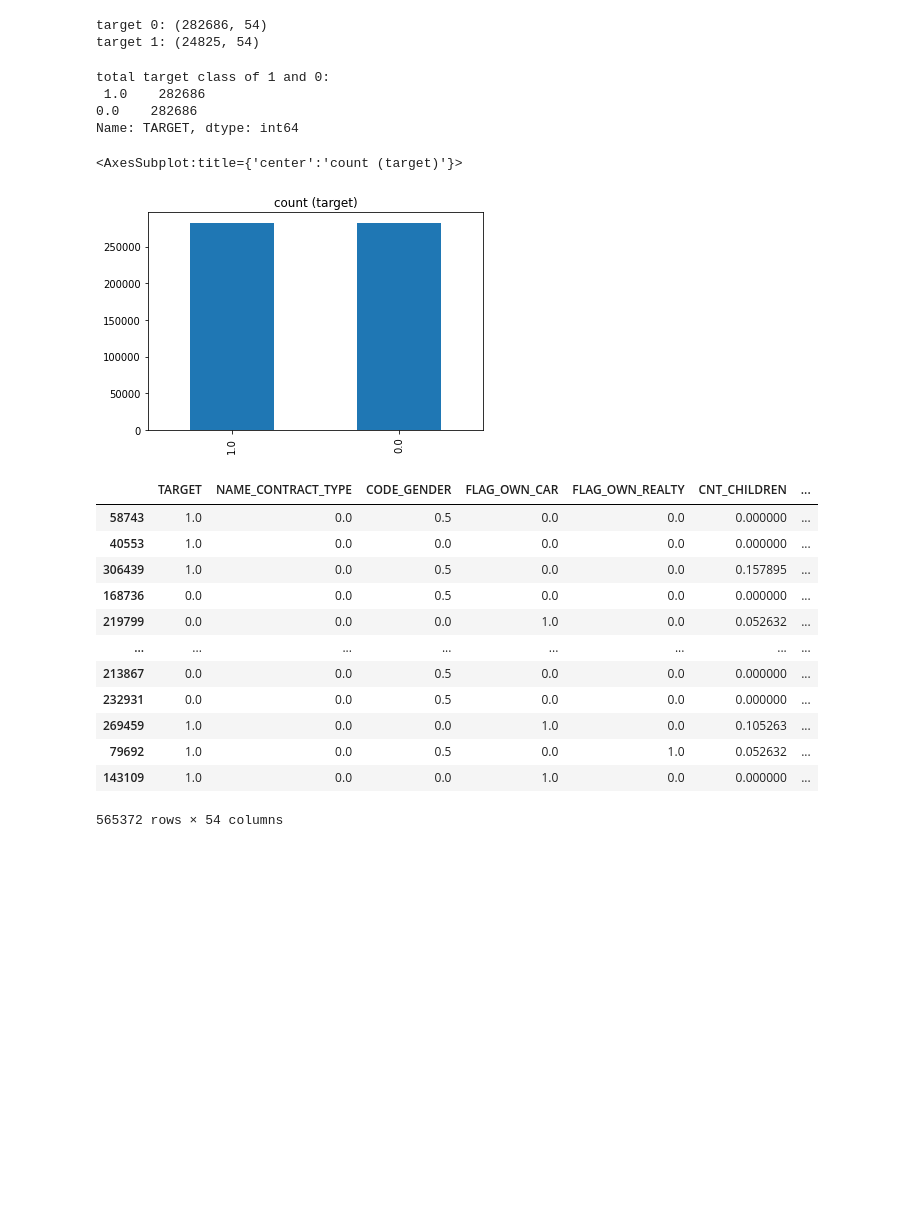
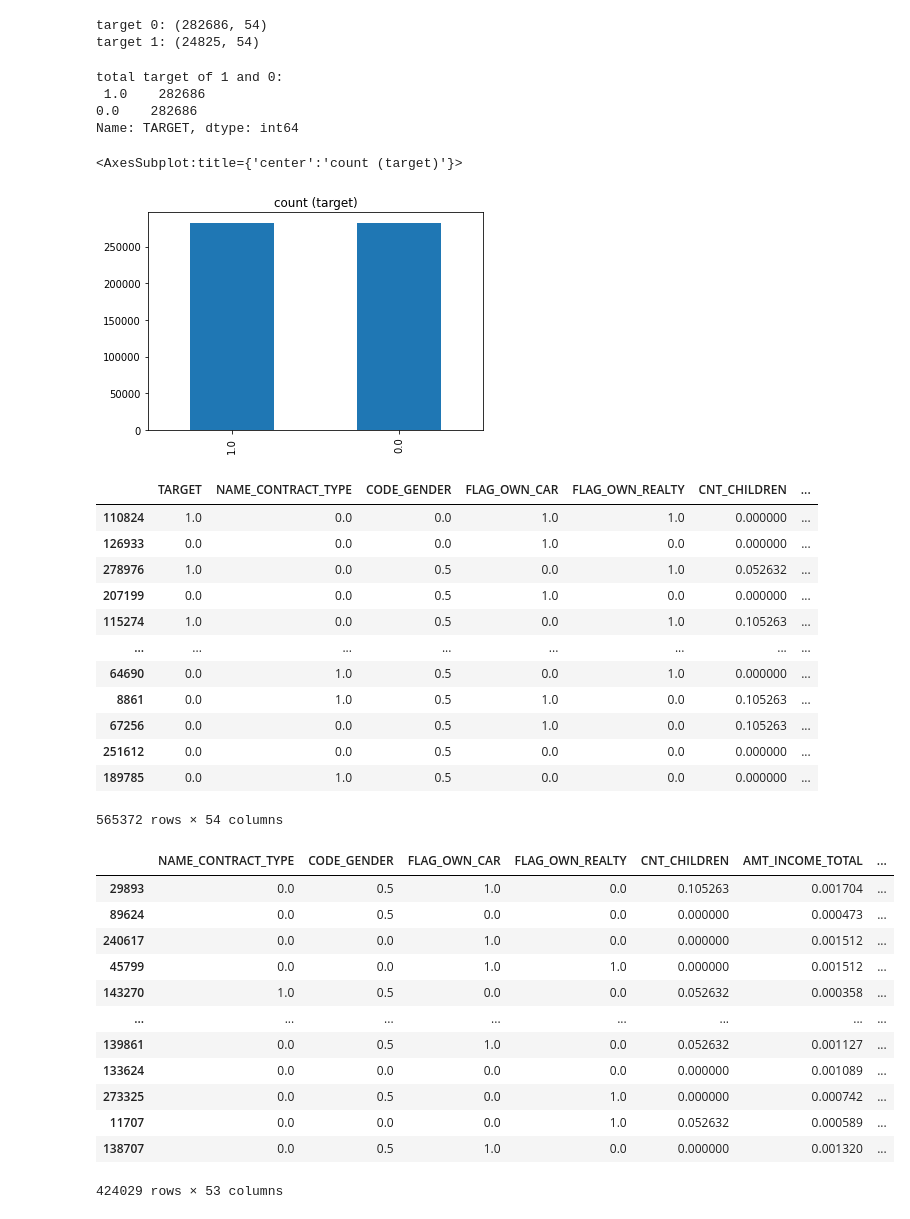
Before and after one commit to PolinaLegusheva/coursework-2021, a Jupyter notebook: experiments_full_dataset.ipynb, the cells around one changed output. Saved outputs shown, nothing was run; the diff lists cells and outputs as text; code cells hidden in the pictures; blank space fills up the shorter version.

Commit message:
fixed variable names

```diff
--- a/experiments_full_dataset.ipynb
+++ b/experiments_full_dataset.ipynb
@@ -275,21 +275,21 @@ base_line_accuracy
 # %% [output]
 0.9192711805431351
 # %%
-target_class_count_0, target_class_count_1 = app_train_full['TARGET'].value_counts()
-app_train_full_target_class_0 = app_train_full[app_train_full['TARGET'] == 0]
-app_train_full_target_class_1 = app_train_full[app_train_full['TARGET'] == 1]
-print('target 0:', app_train_full_target_class_0.shape)
-print('target 1:', app_train_full_target_class_1.shape)
+target_count_0, target_count_1 = app_train_full['TARGET'].value_counts()
+target_0 = app_train_full[app_train_full['TARGET'] == 0]
+target_1 = app_train_full[app_train_full['TARGET'] == 1]
+print('target 0:', target_0.shape)
+print('target 1:', target_1.shape)
 # %% [output]
 target 0: (282686, 54)
 target 1: (24825, 54)
 # %%
-app_train_full_target_class_1_over = app_train_full_target_class_1.sample(target_class_count_0, replace = True)
-test_over = pd.concat([app_train_full_target_class_1_over, app_train_full_target_class_0], axis = 0)
-print("total target class of 1 and 0:\n",test_over['TARGET'].value_counts())
+target_1_over = target_1.sample(target_count_0, replace = True)
+test_over = pd.concat([target_1_over, target_0], axis = 0)
+print("total target of 1 and 0:\n",test_over['TARGET'].value_counts())
 test_over['TARGET'].value_counts().plot(kind='bar', title='count (target)')
 # %% [output]
-total target class of 1 and 0:
+total target of 1 and 0:
  1.0    282686
 0.0    282686
 Name: TARGET, dtype: int64
@@ -301,20 +301,36 @@ test_over_shuffled = test_over.sample(frac=1)
 test_over_shuffled
 # %% [output]
 |  | TARGET | NAME_CONTRACT_TYPE | CODE_GENDER | FLAG_OWN_CAR | FLAG_OWN_REALTY | CNT_CHILDREN | ... |
-| 58743 | 1.0 | 0.0 | 0.5 | 0.0 | 0.0 | 0.000000 | ... |
-| 40553 | 1.0 | 0.0 | 0.0 | 0.0 | 0.0 | 0.000000 | ... |
-| 306439 | 1.0 | 0.0 | 0.5 | 0.0 | 0.0 | 0.157895 | ... |
-| 168736 | 0.0 | 0.0 | 0.5 | 0.0 | 0.0 | 0.000000 | ... |
-| 219799 | 0.0 | 0.0 | 0.0 | 1.0 | 0.0 | 0.052632 | ... |
+| 110824 | 1.0 | 0.0 | 0.0 | 1.0 | 1.0 | 0.000000 | ... |
+| 126933 | 0.0 | 0.0 | 0.0 | 1.0 | 0.0 | 0.000000 | ... |
+| 278976 | 1.0 | 0.0 | 0.5 | 0.0 | 1.0 | 0.052632 | ... |
+| 207199 | 0.0 | 0.0 | 0.5 | 1.0 | 0.0 | 0.000000 | ... |
+| 115274 | 1.0 | 0.0 | 0.5 | 0.0 | 1.0 | 0.105263 | ... |
 | ... | ... | ... | ... | ... | ... | ... | ... |
-| 213867 | 0.0 | 0.0 | 0.5 | 0.0 | 0.0 | 0.000000 | ... |
-| 232931 | 0.0 | 0.0 | 0.5 | 0.0 | 0.0 | 0.000000 | ... |
-| 269459 | 1.0 | 0.0 | 0.0 | 1.0 | 0.0 | 0.105263 | ... |
-| 79692 | 1.0 | 0.0 | 0.5 | 0.0 | 1.0 | 0.052632 | ... |
-| 143109 | 1.0 | 0.0 | 0.0 | 1.0 | 0.0 | 0.000000 | ... |
+| 64690 | 0.0 | 1.0 | 0.5 | 0.0 | 1.0 | 0.000000 | ... |
+| 8861 | 0.0 | 1.0 | 0.5 | 1.0 | 0.0 | 0.105263 | ... |
+| 67256 | 0.0 | 0.0 | 0.5 | 1.0 | 0.0 | 0.105263 | ... |
+| 251612 | 0.0 | 0.0 | 0.5 | 0.0 | 0.0 | 0.000000 | ... |
+| 189785 | 0.0 | 1.0 | 0.5 | 0.0 | 0.0 | 0.000000 | ... |
 565372 rows × 54 columns
 # %%
 X = test_over_shuffled.drop(columns = 'TARGET', axis = 1)
 y = test_over_shuffled.TARGET.values
 np.random.seed(42)
 X_train_over, X_test_over, y_train_over, y_test_over = train_test_split(X, y)
+# %%
+X_train_over
+# %% [output]
+|  | NAME_CONTRACT_TYPE | CODE_GENDER | FLAG_OWN_CAR | FLAG_OWN_REALTY | CNT_CHILDREN | AMT_INCOME_TOTAL | ... |
+| 29893 | 0.0 | 0.5 | 1.0 | 0.0 | 0.105263 | 0.001704 | ... |
+| 89624 | 0.0 | 0.5 | 0.0 | 0.0 | 0.000000 | 0.000473 | ... |
+| 240617 | 0.0 | 0.0 | 1.0 | 0.0 | 0.000000 | 0.001512 | ... |
+| 45799 | 0.0 | 0.0 | 1.0 | 1.0 | 0.000000 | 0.001512 | ... |
+| 143270 | 1.0 | 0.5 | 0.0 | 0.0 | 0.052632 | 0.000358 | ... |
+| ... | ... | ... | ... | ... | ... | ... | ... |
+| 139861 | 0.0 | 0.5 | 1.0 | 0.0 | 0.052632 | 0.001127 | ... |
+| 133624 | 0.0 | 0.0 | 0.0 | 0.0 | 0.000000 | 0.001089 | ... |
+| 273325 | 0.0 | 0.5 | 0.0 | 1.0 | 0.000000 | 0.000742 | ... |
+| 11707 | 0.0 | 0.0 | 0.0 | 1.0 | 0.052632 | 0.000589 | ... |
+| 138707 | 0.0 | 0.5 | 1.0 | 0.0 | 0.000000 | 0.001320 | ... |
+424029 rows × 53 columns
```
Also changed, not shown: parts of 17 cells of this notebook.
